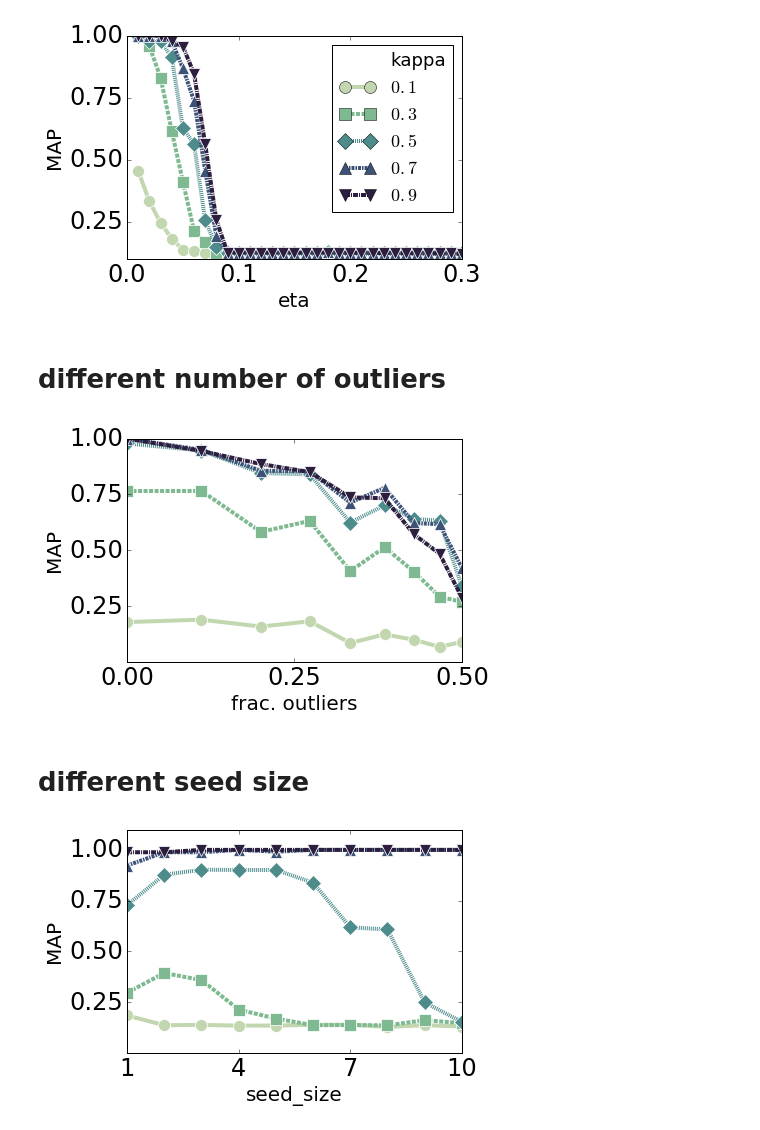
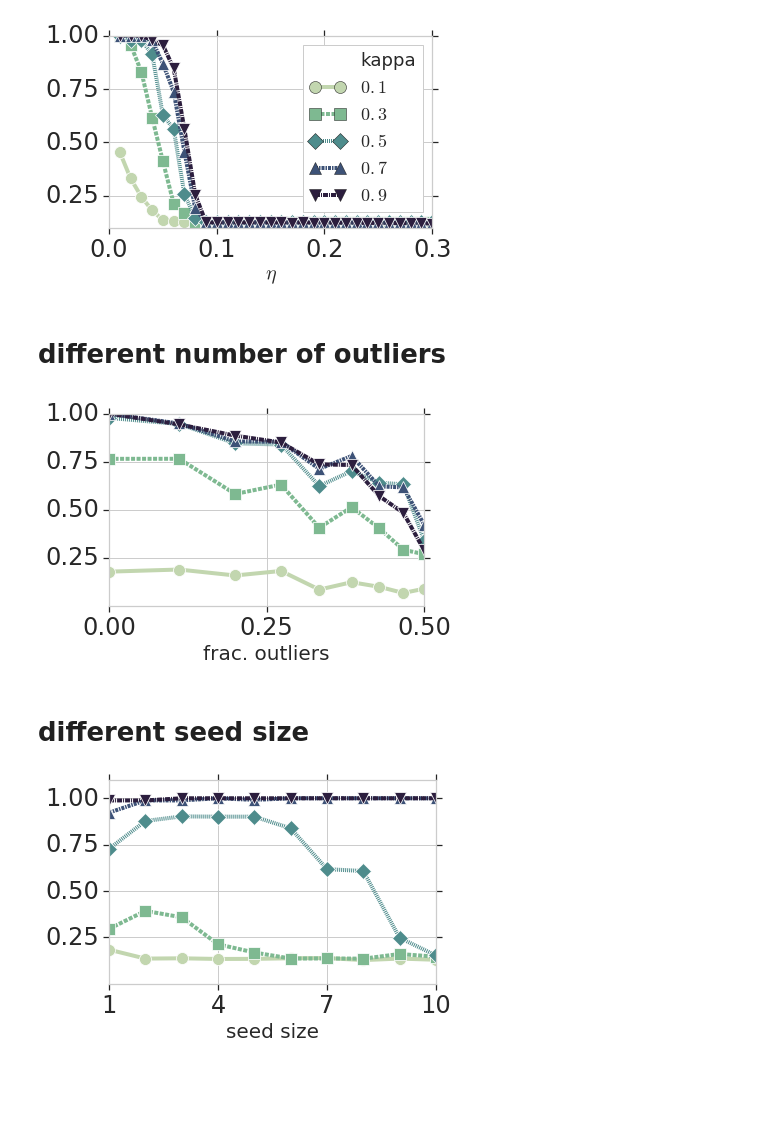
Before and after one commit to xiaohan2012/signed-local-community, a Jupyter notebook: experiment_on_synthetic_graphs.ipynb, the cells around one changed output. Saved outputs shown, nothing was run; the diff lists cells and outputs as text; code cells hidden in the pictures; blank space fills up the shorter version.

Commit message:
some plots

```diff
--- a/experiment_on_synthetic_graphs.ipynb
+++ b/experiment_on_synthetic_graphs.ipynb
@@ -25,6 +25,7 @@ from tqdm import tqdm
 random.seed(12345)
 np.random.seed(12345)
 # %%
+sns.set(style="whitegrid")
 plt.style.use('paper')
 # %%
 styles = dict(
@@ -36,20 +37,24 @@ styles = dict(
 # %%
 perf_df = pd.read_csv('outputs/effect_of_eta.csv')
 perf_df['kappa'] = perf_df['kappa'].apply(lambda v: "${:.1f}$".format(v))
 
 avg_df = perf_df[['MAP', 'eta', 'kappa', 'noisy_edge_ratio']].groupby(['eta', 'kappa']).mean()
 
 fig, ax = plt.subplots(1, 1)
 avg_df.reset_index(inplace=True)
 
 lp = sns.lineplot(
     x='eta', y='MAP', hue='kappa', data=avg_df, ax=ax, **styles
 )
-lp.set(xticks=[0.0, 0.1, 0.2, 0.3], yticks=[0.25, 0.5, 0.75, 1.0])
+
+lp.set(xticks=[0.0, 0.1, 0.2, 0.3], yticks=[0.25, 0.5, 0.75, 1.0], xlabel=r'$\eta$', ylabel='')
+l = lp.legend()
+
+fig.tight_layout()
 
 fig.savefig('figs/synthetic_experiment/effect_of_eta.pdf')
 # %% [output]
-[figure, old version]
+[figure, new version]
 # %% [markdown]
 # different number of outliers
 # %%
@@ -69,10 +74,11 @@ lp = sns.lineplot(
     **styles
 )
 ax.set_xlabel('frac. outliers')
-lp.set(xticks=[0.0, 0.25, 0.5], yticks=[0.25, 0.5, 0.75, 1.0])
+lp.set(xticks=[0.0, 0.25, 0.5], yticks=[0.25, 0.5, 0.75, 1.0], ylabel='')
+fig.tight_layout()
 fig.savefig('figs/synthetic_experiment/effect_of_outlier.pdf')
 # %% [output]
-[figure, old version]
+[figure, new version]
 # %% [markdown]
 # different seed size
 # %%
@@ -97,8 +103,9 @@ lp = sns.lineplot(
 # sns.lineplot(x='seed_size', y='min_beta', data=kappa05_avg_df, ax=ax)
 # sns.lineplot(x='seed_size', y='ground_truth_beta', data=kappa05_avg_df, ax=ax)
 # ax.legend(ax.get_lines()[-2:], [r'$\beta$ ($\kappa=0.5$)', r'$\beta_{gt}$'], loc='best')
+lp.set(ylim=(0, 1.1), xticks=[1, 4, 7, 10], yticks=[0.25, 0.5, 0.75, 1.0], ylabel='', xlabel='seed size')
+fig.tight_layout()
 
-lp.set(ylim=(0, 1.1), xticks=[1, 4, 7, 10], yticks=[0.25, 0.5, 0.75, 1.0])
 fig.savefig('figs/synthetic_experiment/effect_of_seed.pdf')
 # %% [output]
-[figure, old version]
+[figure, new version]
```
